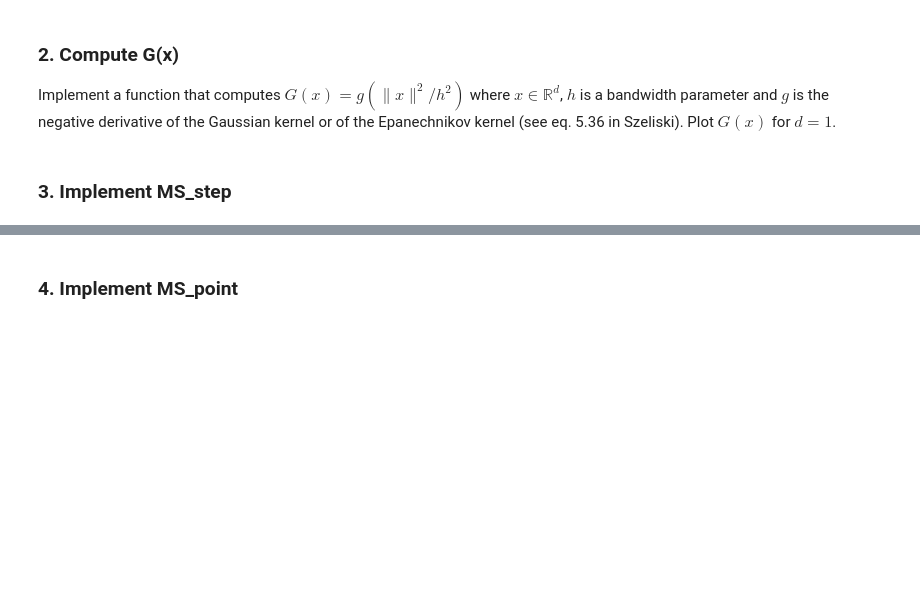
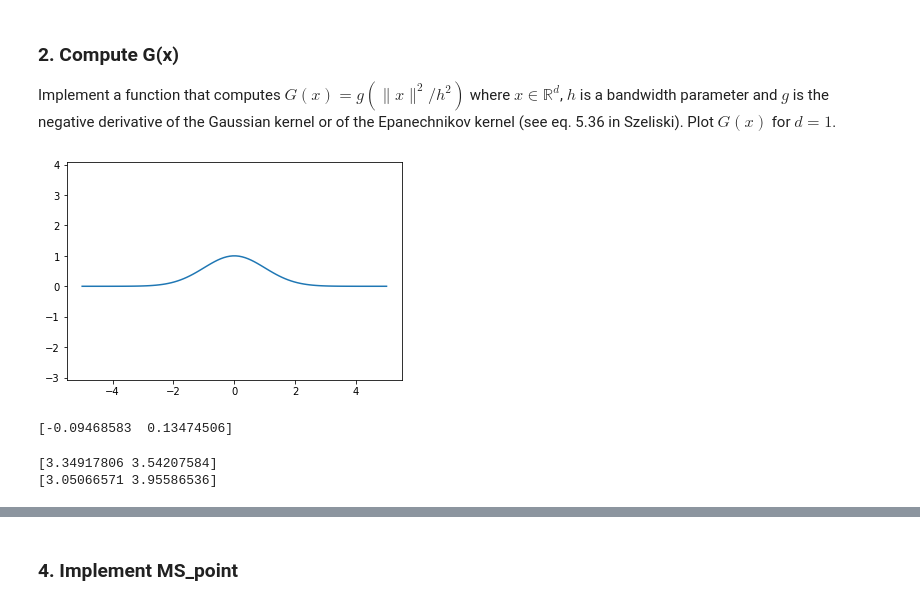
Before and after one commit to yeb2Binfang/DS_GY_3001_CV, a Jupyter notebook: HW/HW3/homework3.ipynb, the cells around one changed output, grey strips where cells are left out. Cells and saved outputs as stored; diff of their text form; code cells hidden in the pictures; blank space fills up the shorter version.

```diff
--- a/HW/HW3/homework3.ipynb
+++ b/HW/HW3/homework3.ipynb
@@ -52,24 +52,22 @@ data = np.concatenate((np.array([x1,y1]).T,np.array([x2,y2]).T))
 # %% [markdown]
 ### 2. Compute G(x)
 Implement a function that computes $G(x) = g(\|x\|^2/h^2)$ where $x \in \mathbb R^d$, $h$ is a bandwidth parameter and $g$ is the negative derivative of the Gaussian kernel or of the Epanechnikov kernel (see eq. 5.36 in Szeliski).  Plot $G(x)$ for $d=1$.
+# %%
+def gaussian_g(r):
+    # insert your code here
+    return np.exp(-0.5*r)
+
+def kernel(z,bandwidths):
+    # insert your code here
+    r = (z**2/bandwidths**2)
+    return g(r)
 # %%
-def gaussian_g(r):
-    # insert your code here
-
-    return result
-
-def kernel(z,bandwidths):
-    # insert your code here
-
-    return result
-
-'''
-# TODO uncomment when completed gaussian_g and kernel
 x = np.linspace(-5,5,100)
 h = 1
 g = gaussian_g
 y = [kernel(xi,np.array([h])) for xi in x]
-# plot your graph here
-'''
+plt.plot(x,y)
+plt.axis('equal')
+plt.show()
+# %% [output]
+[figure, added]
-# %% [markdown]
-### 3. Implement MS_step
@@ -75,0 +90,5 @@ y = [kernel(xi,np.array([h])) for xi in x]
+# %%
+p = MS_step(data[0], data, bandwidths)
+print(p)
+# %% [output]
+[-0.09468583  0.13474506]
@@ -75,0 +106,7 @@ y = [kernel(xi,np.array([h])) for xi in x]
+# %%
+p1 = MS_point(data[89], data, bandwidths)
+print(p1)
+print(data[89])
+# %% [output]
+[3.34917806 3.54207584]
+[3.05066571 3.95586536]
```
Also changed, not shown: parts of 14 cells of this notebook.
